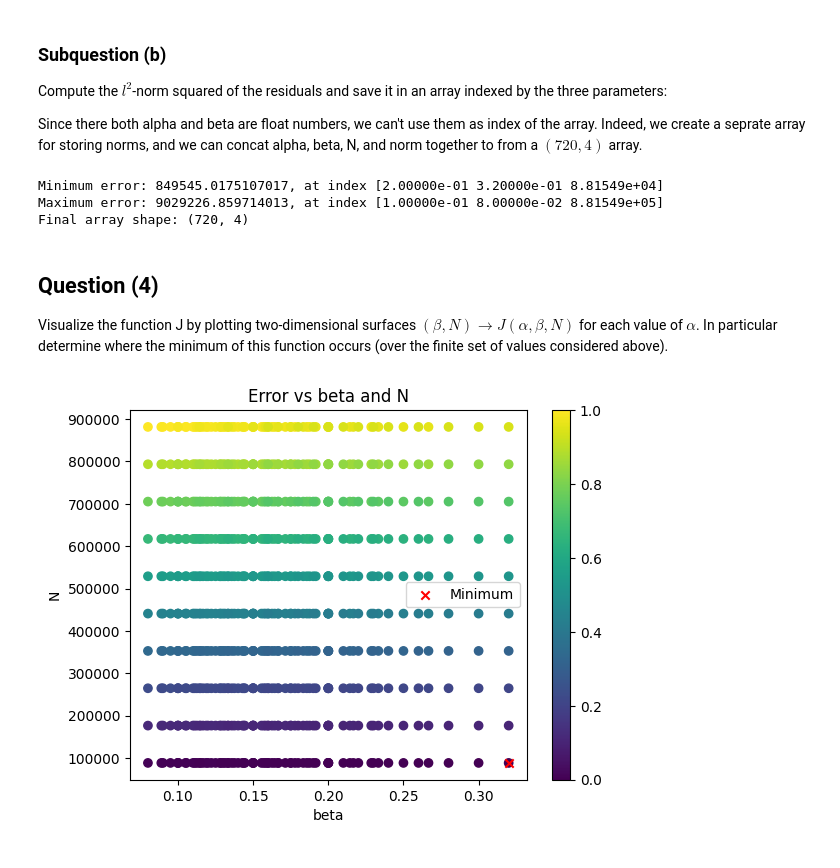
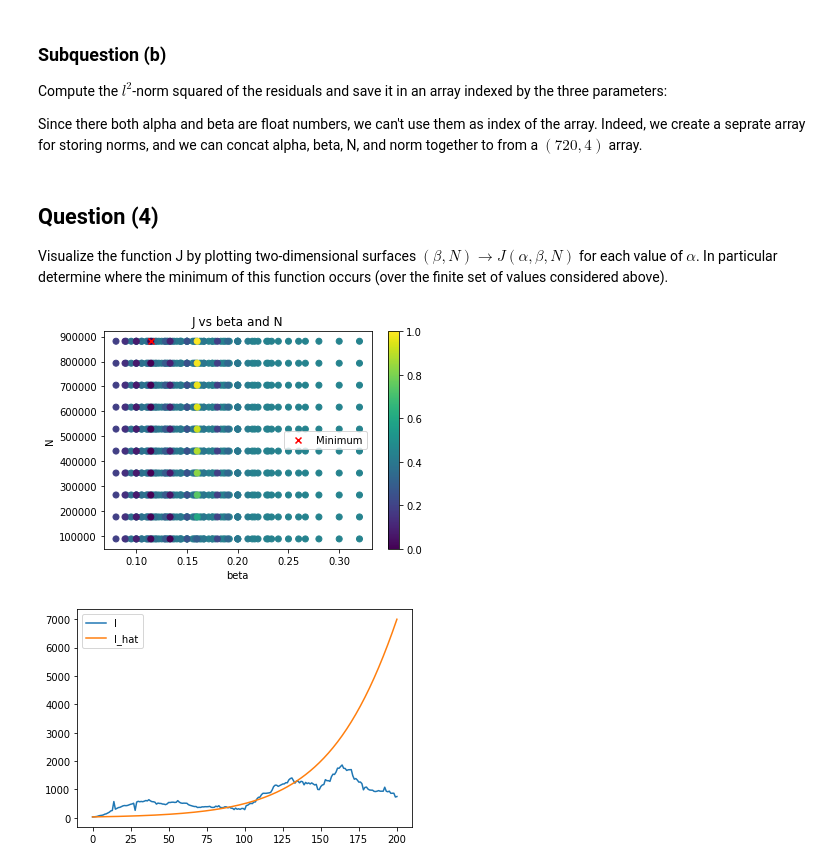
Before and after one commit to Ghostbrush/Epidemiology-Project-Analysis-of-S.F.-D.C.-COVID-Data, a Jupyter notebook: Problem2.ipynb, the cells around one changed output. Drawn from its saved outputs; the diff is of its cells as text; code cells hidden in the pictures.

```diff
--- a/Problem2.ipynb
+++ b/Problem2.ipynb
@@ -179,37 +95,66 @@ Finished emulating 720 combinations
+# %%
+omegas = []
+
+for alpha in [1 / 10, 1 / 9, 1 / 8, 1 / 7, 1 / 6, 1 / 5]:
+    for R0 in [0.8, 0.9, 0.95, 1, 1.05, 1.1, 1.15, 1.2, 1.3, 1.4, 1.5, 1.6]:
+        for N in [0.1, 0.2, 0.3, 0.4, 0.5, 0.6, 0.7, 0.8, 0.9, 1.0]:
+            N_max = population * N
+            omegas.append((alpha, R0 * alpha, N_max))
 # %% [markdown]
 ### Subquestion (b)
 Compute the $l^2$-norm squared of the residuals and save it in an array indexed by the three parameters:
 
 Since there both alpha and beta are float numbers, we can't use them as index of the array. Indeed, we create a seprate array for storing norms, and we can concat alpha, beta, N, and norm together to from a $(720, 4)$ array.
-# %%
-I_err_norms = np.linalg.norm(I_hats - I, axis=1, ord=2)
-
-print(f"Minimum error: {np.min(I_err_norms)}, at index {omegas[np.argmin(I_err_norms)]}")
-print(f"Maximum error: {np.max(I_err_norms)}, at index {omegas[np.argmax(I_err_norms)]}")
-
-final_array = np.concatenate((omegas, I_err_norms[:, None]), axis=1)
-print(f"Final array shape: {final_array.shape}")
-# %% [output]
-Minimum error: 849545.0175107017, at index [2.00000e-01 3.20000e-01 8.81549e+04]
-Maximum error: 9029226.859714013, at index [1.00000e-01 8.00000e-02 8.81549e+05]
-Final array shape: (720, 4)
+# %%
+# print("Question 3: omega simulation begins")
+Js = []
+for alpha, beta, N_max in omegas:
+    S, I_hat, R = SIR_simulation((alpha, beta, N_max), return_all=True)
+    J = np.sqrt(np.sum((I - I_hat * N_max) ** 2))
+    Js.append(J)
+
+# print(Js)
+omegas = np.array(omegas)
+Js = np.array(Js)
+# print("Question 3: omega simulation ends")
 # %% [markdown]
 ## Question (4)
 Visualize the function J by plotting two-dimensional surfaces $(β,N) → J(α,β,N)$ for each value of $α$. In particular determine where the minimum of this function occurs (over the finite set of values considered above).
 # %%
 plt.figure()
-plt.scatter(omegas[:, 1], omegas[:, 2], c=I_err_norms)
-# ax = plt.axes(projection="3d")
-# ax.scatter3D(omegas[:, 1], omegas[:, 2], I_err_norms, c=I_err_norms)
+plt.scatter(omegas[:, 1], omegas[:, 2], c=Js)
+
 # Also plot the minimum
-min_J = np.argmin(I_err_norms)
+min_J = np.argmin(Js)
 plt.scatter(omegas[min_J, 1], omegas[min_J, 2], c="red", marker="x", label="Minimum")
 
 plt.xlabel("beta")
 plt.ylabel("N")
-plt.title("Error vs beta and N")
+plt.title("J vs beta and N")
 plt.colorbar()
 plt.legend()
-plt.show()
+# plt.savefig("J_vs_beta_and_N.png")
+
+
+# Visualize the best fit
+alpha, beta, N_max = omegas[min_J]
+# print(data.shape)
+T_max = 200
+I = np.zeros(T_max + 1)
+
+for t in range(0, T_max + 1):
+    I[t] = accumulated_cases[t + t0 + 7] - accumulated_cases[t + t0 - 7]
+
+S, I_hat, R = SIR_simulation((alpha, beta, N_max), return_all=True)
+plt.figure()
+plt.plot(I, label="I")
+# print(S * N_max, I_hat * N_max)
+# plt.plot(S * N_max, label="S")
+plt.plot(I_hat * N_max, label="I_hat")
+# plt.plot(R * N_max, label="R")
+
+plt.legend()
+# plt.savefig("I_vs_I_hat.png")
 # %% [output]
-[figure, old version]
+[figure, new version]
+[figure, added]
```
Also changed, not shown: parts of 7 cells of this notebook.
